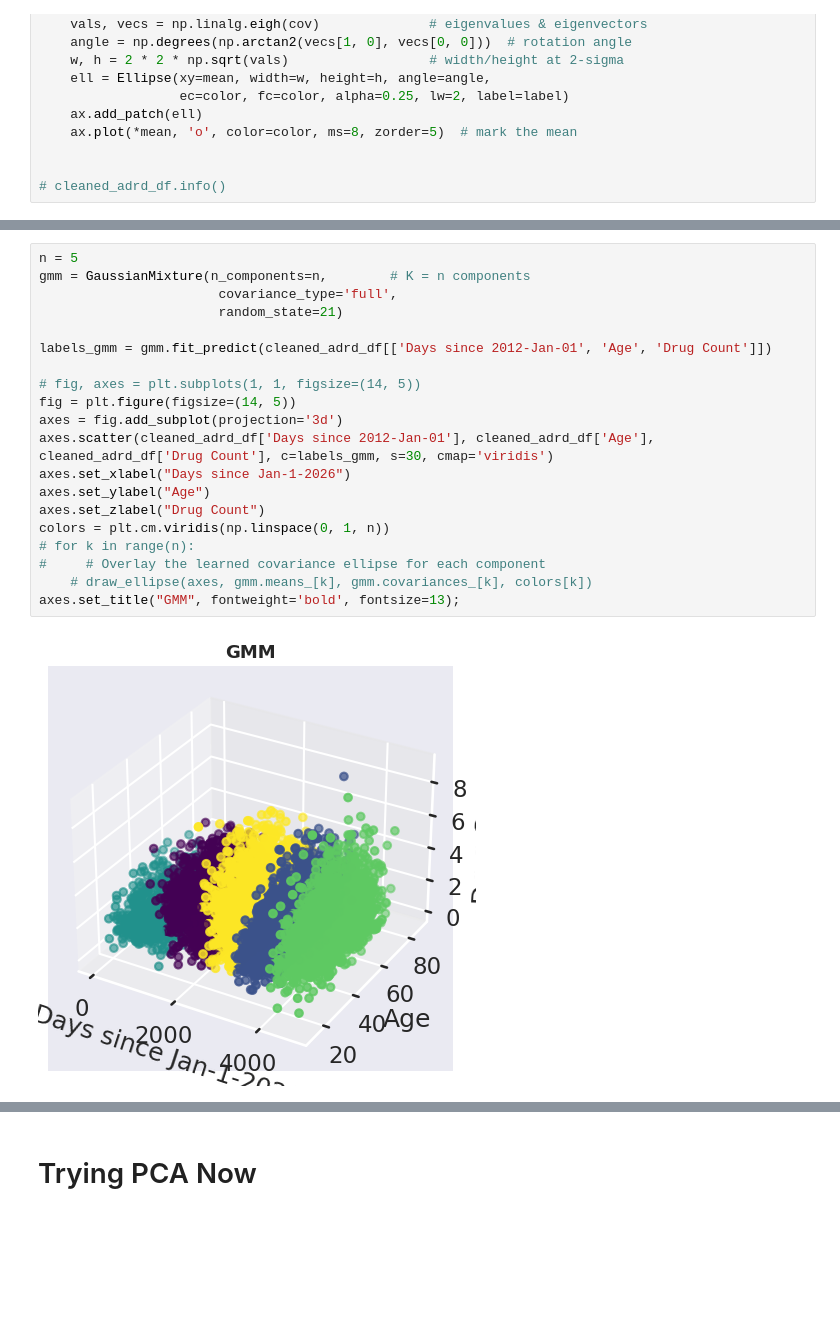
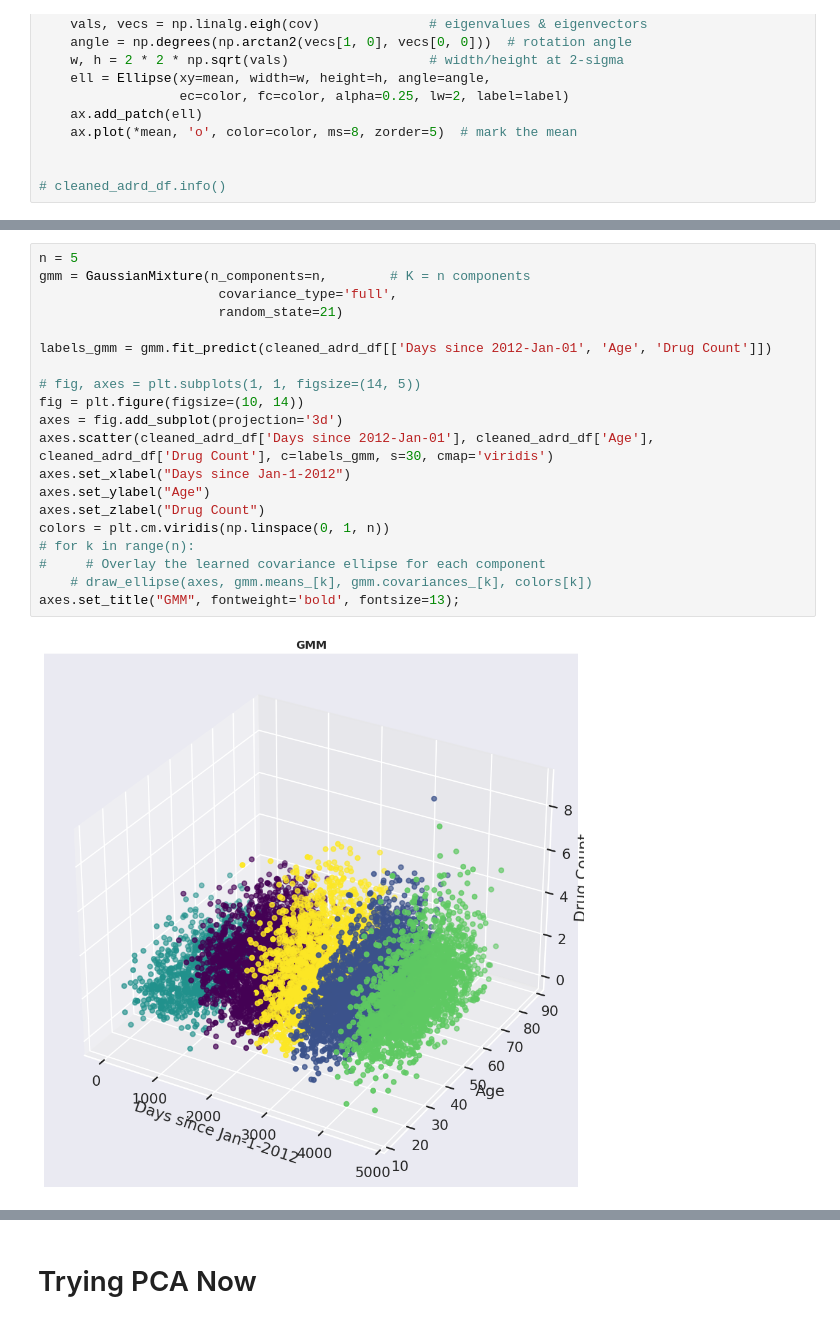
Before and after one commit to Merricko24/Adv-Data-Science-Overdose-Project, a Jupyter notebook: ProjectNotebook.ipynb, the cells around one changed output, grey strips where cells are left out. Drawn from its saved outputs; the diff is of its cells as text; blank space fills up the shorter version.

```diff
--- a/ProjectNotebook.ipynb
+++ b/ProjectNotebook.ipynb
@@ -206,25 +230,25 @@ axes.set_title("GMM", fontweight='bold', fontsize=13);
 # %%
 n = 5
 gmm = GaussianMixture(n_components=n,        # K = n components
                        covariance_type='full',
                        random_state=21)
 
 labels_gmm = gmm.fit_predict(cleaned_adrd_df[['Days since 2012-Jan-01', 'Age', 'Drug Count']])
 
 # fig, axes = plt.subplots(1, 1, figsize=(14, 5))
-fig = plt.figure(figsize=(14, 5))
+fig = plt.figure(figsize=(10, 14))
 axes = fig.add_subplot(projection='3d')
 axes.scatter(cleaned_adrd_df['Days since 2012-Jan-01'], cleaned_adrd_df['Age'], cleaned_adrd_df['Drug Count'], c=labels_gmm, s=30, cmap='viridis')
-axes.set_xlabel("Days since Jan-1-2026")
+axes.set_xlabel("Days since Jan-1-2012")
 axes.set_ylabel("Age")
 axes.set_zlabel("Drug Count")
 colors = plt.cm.viridis(np.linspace(0, 1, n))
 # for k in range(n):
 #     # Overlay the learned covariance ellipse for each component
     # draw_ellipse(axes, gmm.means_[k], gmm.covariances_[k], colors[k])
 axes.set_title("GMM", fontweight='bold', fontsize=13);
 # %% [output]
-[figure, old version]
+[figure, new version]
 # %%
 n = 6
 gmm = GaussianMixture(n_components=n,        # K = n components
```
Also changed, not shown: parts of 23 cells of this notebook.
